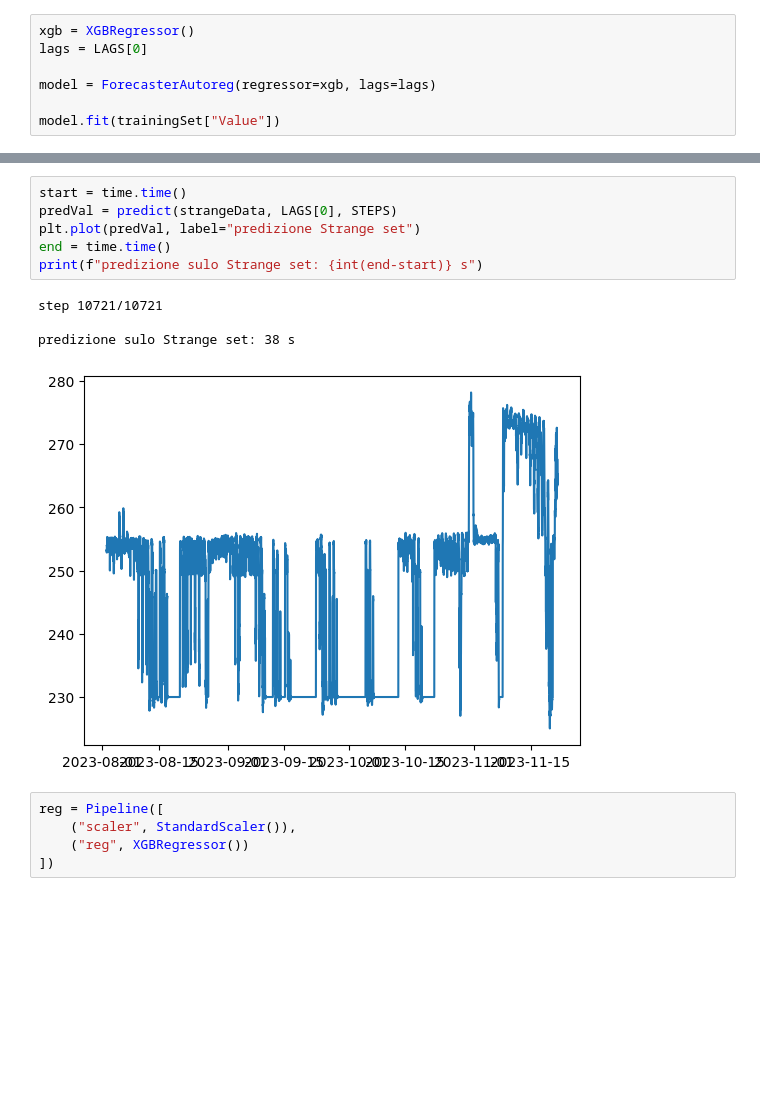
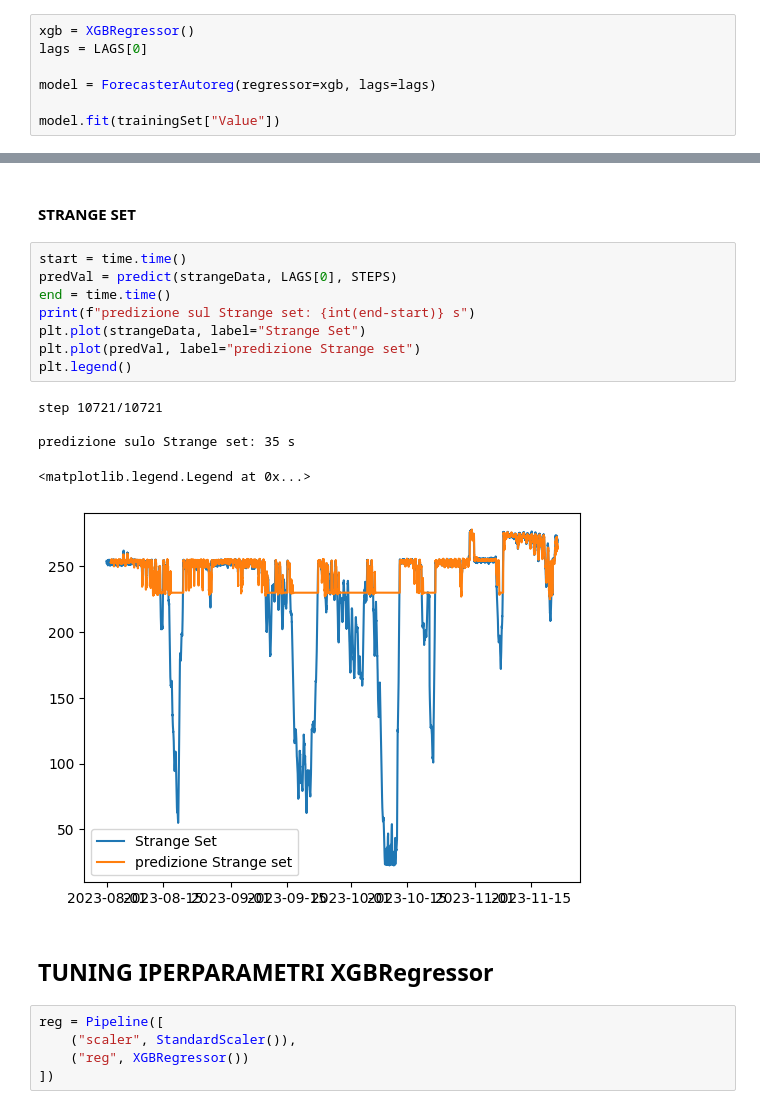
Before and after one commit to AleOmnicon/Tirocinio, a Jupyter notebook: Tests.ipynb, the cells around one changed output, grey strips where cells are left out. Drawn from its saved outputs; the diff is of its cells as text; blank space fills up the shorter version.

Commit message:
aggiunta "ombreggiatura" dell'errore nel grafico. Conferma buoni iperparametri per XGBRegressor. Smanettamento con valori dei LAGS con maggiori STEPS.

```diff
--- a/Tests.ipynb
+++ b/Tests.ipynb
@@ -116,14 +131,21 @@ r2: 0.9444069765579979
+# %% [markdown]
+#### STRANGE SET
 # %%
 start = time.time()
 predVal = predict(strangeData, LAGS[0], STEPS)
+end = time.time()
+print(f"predizione sul Strange set: {int(end-start)} s")
+plt.plot(strangeData, label="Strange Set")
 plt.plot(predVal, label="predizione Strange set")
-end = time.time()
-print(f"predizione sulo Strange set: {int(end-start)} s")
+plt.legend()
 # %% [output]
 step 10721/10721
 
-predizione sulo Strange set: 38 s
+predizione sulo Strange set: 35 s
+<matplotlib.legend.Legend at 0x...>
-[figure, old version]
+[figure, new version]
+# %% [markdown]
+## TUNING IPERPARAMETRI XGBRegressor
 # %%
 reg = Pipeline([
     ("scaler", StandardScaler()),
```
Also changed, not shown: parts of 36 cells of this notebook, 1 other file.
